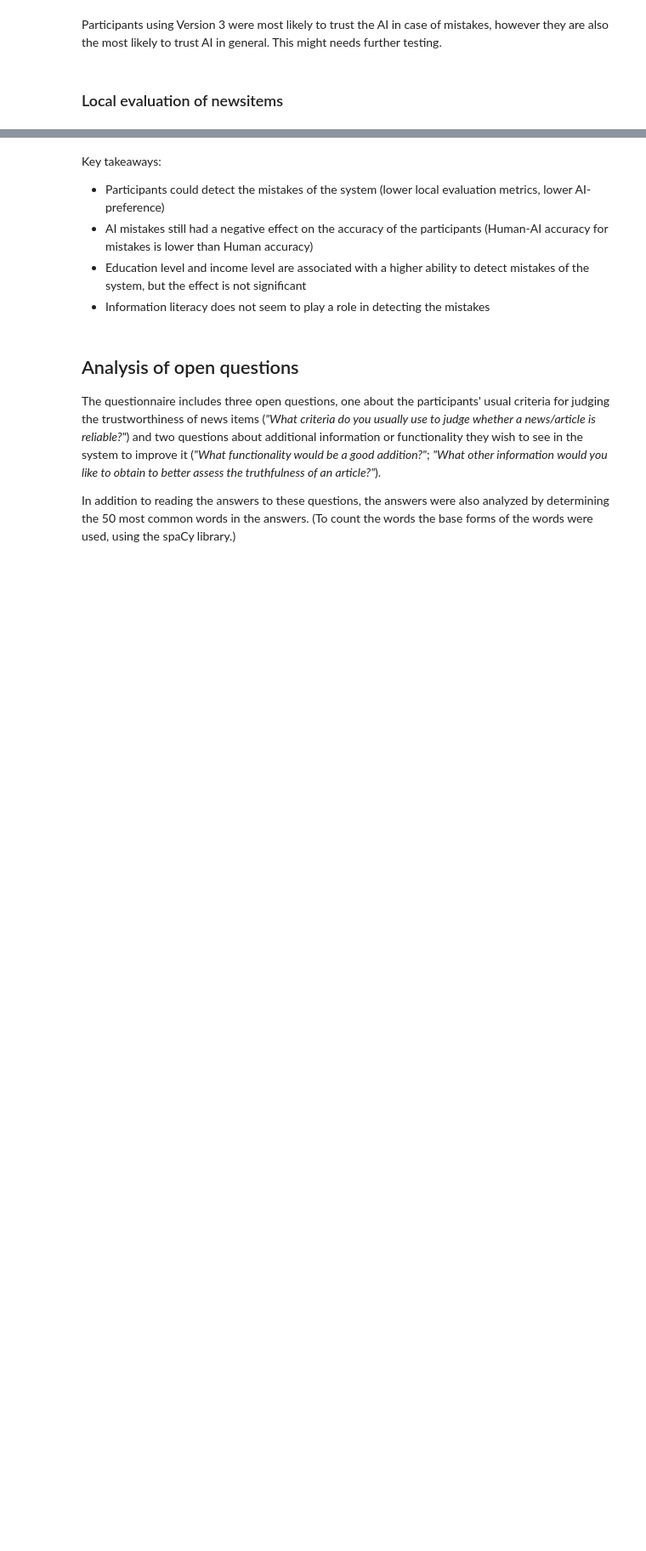
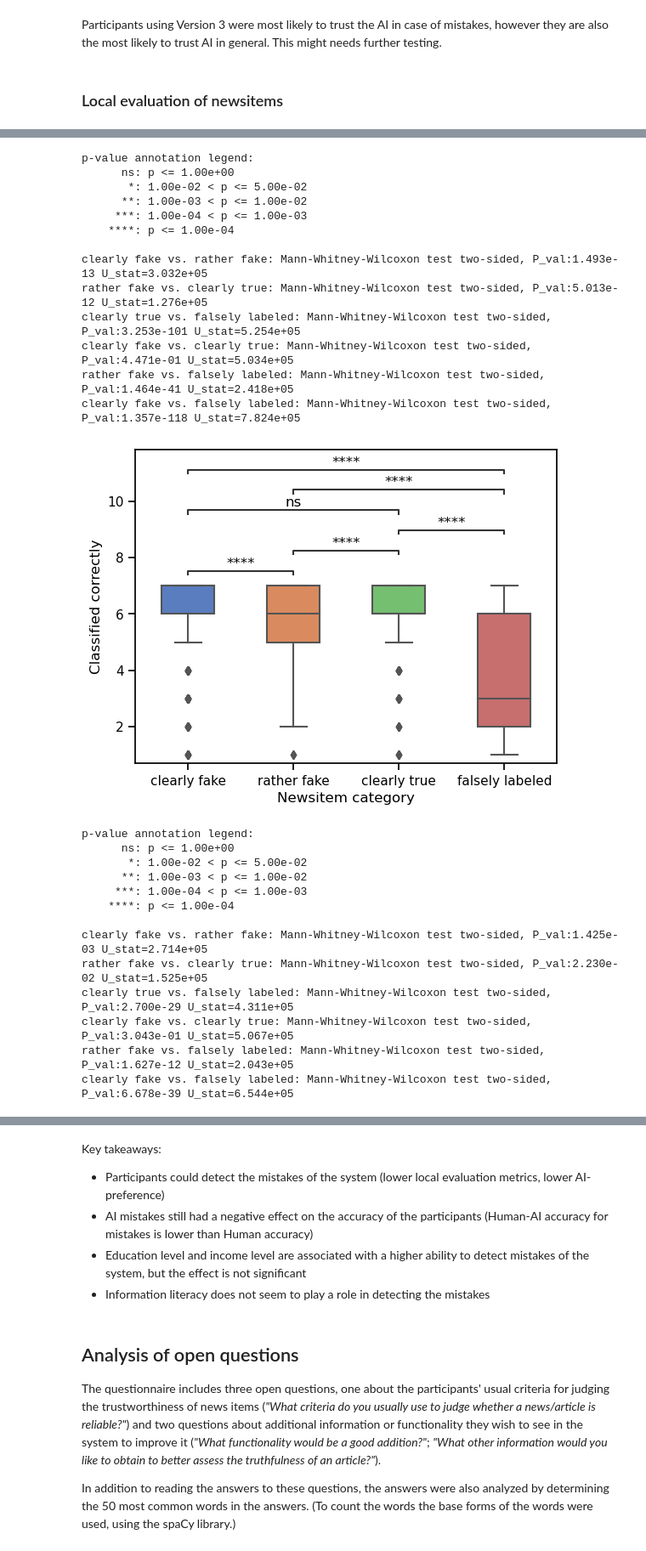
Before and after one commit to csomorbalazs/xai-experiment, a Jupyter notebook: postprocessing/Data_Analysis_XAI.ipynb, the cells around one changed output, grey strips where cells are left out. Shown at 85% size. Saved outputs shown, nothing was run; the diff lists cells and outputs as text; code cells hidden in the pictures; blank space fills up the shorter version.

Commit message:
Analyze local evaluations on newsitem categories

```diff
--- a/postprocessing/Data_Analysis_XAI.ipynb
+++ b/postprocessing/Data_Analysis_XAI.ipynb
@@ -1167,12 +1163,10 @@ stats
 | salient | 140.0 | 0.268266 | 0.302910 |
 # %%
 from statannotations.Annotator import Annotator
+from itertools import combinations
 
-pairs = [
-  ("basic","salient"),
-  ("salient","explanations"),
-  ("basic","explanations")
-]
+values = ["basic", "salient", "explanations"]
+pairs = list(combinations(values, 2))
 
 plot_params = {
   'data': df,
@@ -1262,0 +1218,58 @@ ax.yaxis.grid(True, which='major', color='grey', alpha=.25)
+# %%
+from itertools import combinations
+from statannotations.Annotator import Annotator
+
+for local_eval_col in local_eval_cols:
+
+    values = ["clearly fake", "rather fake", "clearly true", "falsely labeled"]
+    pairs = list(combinations(values, 2))
+
+    plot_params = {
+      "x": "newsitem_category",
+      "y": local_eval_col,
+      "data": newsitem_eval_df,
+      "palette": "muted",
+      "width": .5,
+      "order": values
+    }
+
+    with sns.plotting_context('notebook'):
+        ax = sns.boxplot()
+
+        ylabel = local_eval_col.replace("-", " ").capitalize()
+        sns.boxplot(**plot_params).set(xlabel='Newsitem category', ylabel=ylabel)
+
+        # Add annotations
+        annotator = Annotator(ax, pairs, **plot_params)
+        annotator.configure(test='Mann-Whitney')
+        annotator.apply_test().annotate()
+
+        plt.show()
+# %% [output]
+p-value annotation legend:
+      ns: p <= 1.00e+00
+       *: 1.00e-02 < p <= 5.00e-02
+      **: 1.00e-03 < p <= 1.00e-02
+     ***: 1.00e-04 < p <= 1.00e-03
+    ****: p <= 1.00e-04
+
+clearly fake vs. rather fake: Mann-Whitney-Wilcoxon test two-sided, P_val:1.493e-13 U_stat=3.032e+05
+rather fake vs. clearly true: Mann-Whitney-Wilcoxon test two-sided, P_val:5.013e-12 U_stat=1.276e+05
+clearly true vs. falsely labeled: Mann-Whitney-Wilcoxon test two-sided, P_val:3.253e-101 U_stat=5.254e+05
+clearly fake vs. clearly true: Mann-Whitney-Wilcoxon test two-sided, P_val:4.471e-01 U_stat=5.034e+05
+rather fake vs. falsely labeled: Mann-Whitney-Wilcoxon test two-sided, P_val:1.464e-41 U_stat=2.418e+05
+clearly fake vs. falsely labeled: Mann-Whitney-Wilcoxon test two-sided, P_val:1.357e-118 U_stat=7.824e+05
+[figure, added]
+p-value annotation legend:
+      ns: p <= 1.00e+00
+       *: 1.00e-02 < p <= 5.00e-02
+      **: 1.00e-03 < p <= 1.00e-02
+     ***: 1.00e-04 < p <= 1.00e-03
+    ****: p <= 1.00e-04
+
+clearly fake vs. rather fake: Mann-Whitney-Wilcoxon test two-sided, P_val:1.425e-03 U_stat=2.714e+05
+rather fake vs. clearly true: Mann-Whitney-Wilcoxon test two-sided, P_val:2.230e-02 U_stat=1.525e+05
+clearly true vs. falsely labeled: Mann-Whitney-Wilcoxon test two-sided, P_val:2.700e-29 U_stat=4.311e+05
+clearly fake vs. clearly true: Mann-Whitney-Wilcoxon test two-sided, P_val:3.043e-01 U_stat=5.067e+05
+rather fake vs. falsely labeled: Mann-Whitney-Wilcoxon test two-sided, P_val:1.627e-12 U_stat=2.043e+05
+clearly fake vs. falsely labeled: Mann-Whitney-Wilcoxon test two-sided, P_val:6.678e-39 U_stat=6.544e+05
```
Also changed, not shown: parts of 12 cells of this notebook.
